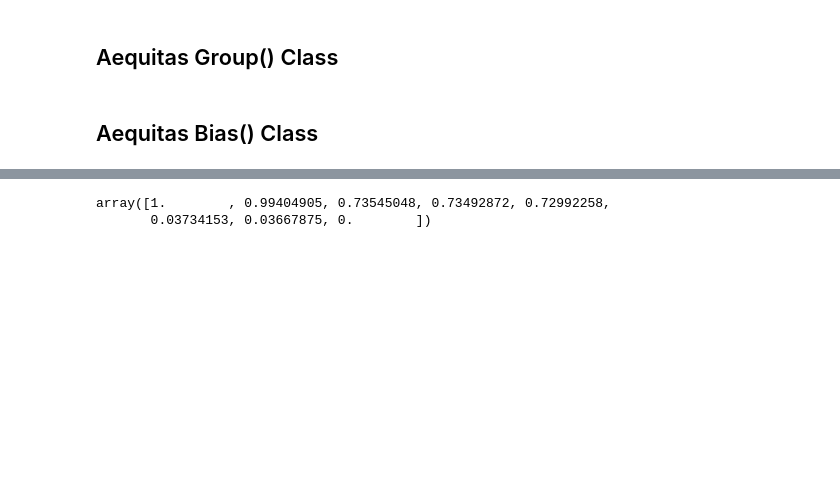
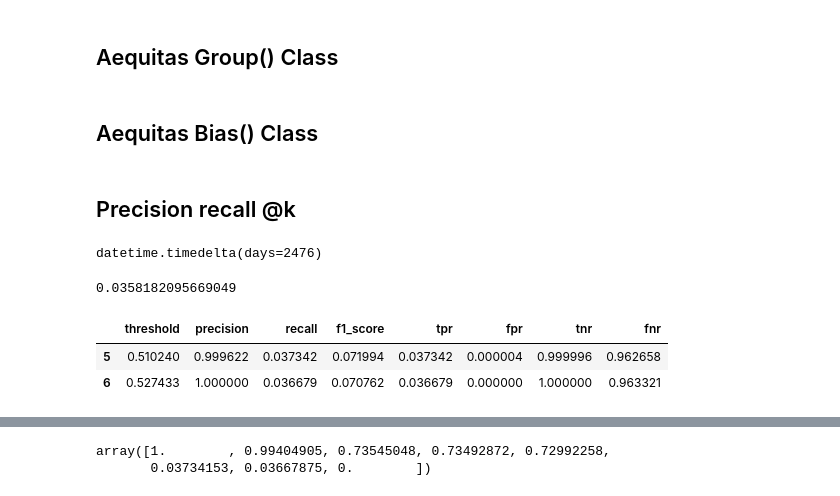
Before and after one commit to YusuriAR/Incidentes_c5, a Jupyter notebook: notebooks/SeleccionDeVariables.ipynb, the cells around one changed output, grey strips where cells are left out. Drawn from its saved outputs; the diff is of its cells as text; code cells hidden in the pictures; blank space fills up the shorter version.

```diff
--- a/notebooks/SeleccionDeVariables.ipynb
+++ b/notebooks/SeleccionDeVariables.ipynb
@@ -412,9 +412,36 @@ bdf = b.get_disparity_predefined_groups(xtab, original_df=df,
                                         alpha=0.05, check_significance=True,
                                         mask_significance=True)
 bdf.style
+# %% [markdown]
+## Precision recall @k
 # %%
 import sklearn.metrics as metrics
 from datetime import datetime
+# %%
+min_fecha = '01/01/2014'
+max_fecha = '12/10/2020'
+min_fecha = datetime.strptime(min_fecha, '%d/%m/%Y')
+max_fecha = datetime.strptime(max_fecha, '%d/%m/%Y')
+dias = max_fecha-min_fecha
+dias
+# %% [output]
+datetime.timedelta(days=2476)
+# %%
+ambulancias = 20
+dias=2476
+acc = c5_inputs['dia_semana'].count()
+acc_x_dia = acc/dias
+k = ambulancias / acc_x_dia
+k
+# %% [output]
+0.0358182095669049
+# %%
+negocio = metrics_report[metrics_report.fpr <= k]
+negocio
+# %% [output]
+|  | threshold | precision | recall | f1_score | tpr | fpr | tnr | fnr |
+| 5 | 0.510240 | 0.999622 | 0.037342 | 0.071994 | 0.037342 | 0.000004 | 0.999996 | 0.962658 |
+| 6 | 0.527433 | 1.000000 | 0.036679 | 0.070762 | 0.036679 | 0.000000 | 1.000000 | 0.963321 |
 # %%
 def precision_at_k(y_true, y_scores, k):
     threshold = np.sort(y_scores)[::-1][int(k*len(y_scores))]
```
Also changed, not shown: parts of 8 cells of this notebook.
